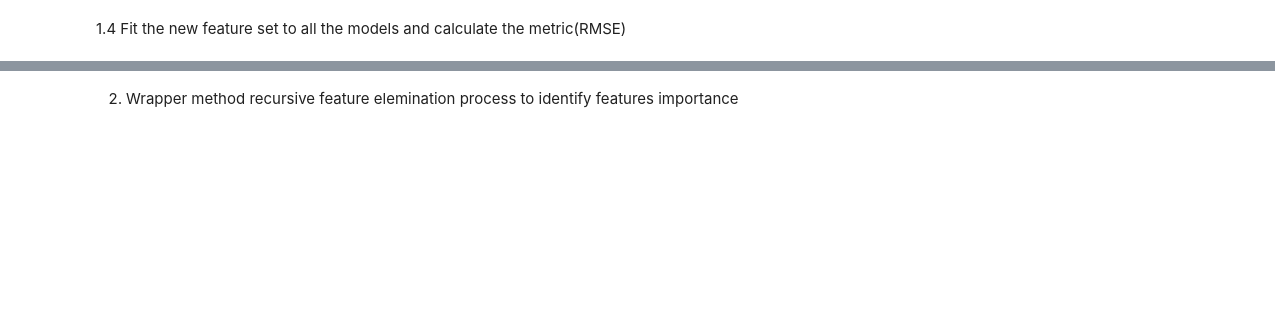
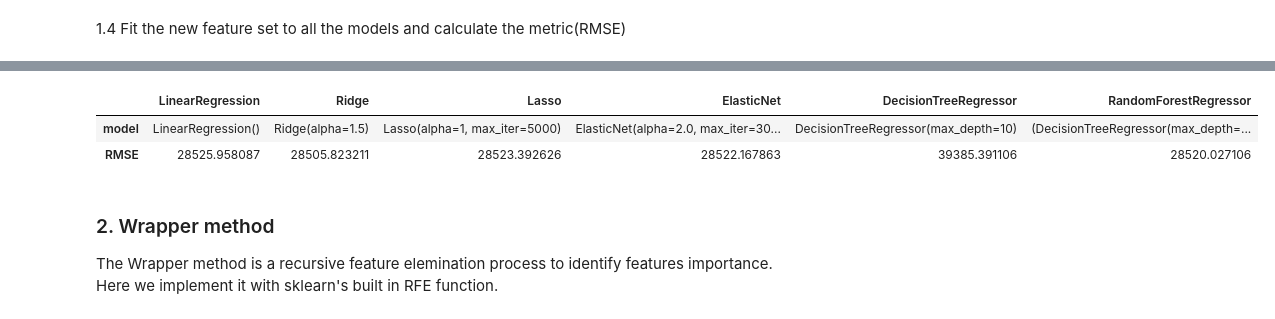
Before and after one commit to pmotameni/mids-w207-final-project, a Jupyter notebook: feature_selection.ipynb, the cells around one changed output, grey strips where cells are left out. Saved outputs shown, nothing was run; the diff lists cells and outputs as text; code cells hidden in the pictures; blank space fills up the shorter version.

```diff
--- a/feature_selection.ipynb
+++ b/feature_selection.ipynb
@@ -195,18 +165,15 @@ regressor_list=[LinearRegression(),
             ]
 # %%
 def analyze_regression(regressor):
+    '''
+    run models and calculate the RMSE/plot the test result
+    '''
+
     if regressor.__dict__.get("base_estimator")!=None:
         if str(regressor.__dict__.get("base_estimator"))=="DecisionTreeRegressor()":
             regressor.fit(X_train,np.ravel(np.array(y_train)))
     else: regressor.fit(X_train, y_train)
 
-    # plot dignostics
-    #fig, axes = plt.subplots(2, 2, figsize=(10, 5))
+    RMSE=mean_squared_error(y_test, regressor.predict(X_test),squared=False)
 
-    #BaseRegressorPlot.plot_predicted_vs_actual(axes[0,0], regressor)
-    #BaseRegressorPlot.plot_learning_curves(axes[0,1], regressor)
-    RMSE=mean_squared_error(y_test, regressor.predict(X_test),squared=False)
-    plt.scatter(y_test, regressor.predict(X_test))
-
-    print("For {model} the RMSE is {RMSE}".\
-        format(model=regressor,RMSE=RMSE))
+    return regressor, RMSE, regressor.predict(X_test)
@@ -225,3 +215,11 @@ For RandomForestRegressor(max_depth=10) the RMSE is 29052.824926529283
+# %%
+stats=pd.DataFrame(dict_results).iloc[0:2,]
+stats.columns=(model_name)
+stats
+# %% [output]
+|  | LinearRegression | Ridge | Lasso | ElasticNet | DecisionTreeRegressor | RandomForestRegressor |
+| model | LinearRegression() | Ridge(alpha=1.5) | Lasso(alpha=1, max_iter=5000) | ElasticNet(alpha=2.0, max_iter=30... | DecisionTreeRegressor(max_depth=10) | (DecisionTreeRegressor(max_depth=... |
+| RMSE | 28525.958087 | 28505.823211 | 28523.392626 | 28522.167863 | 39385.391106 | 28520.027106 |
 # %%
 # check the observed largest prediction errors (need more work)
 
@@ -239,8 +237,11 @@ For RandomForestRegressor(max_depth=10) the RMSE is 29052.824926529283
 # pd.set_option('display.max_rows',
 #               df.shape[0]+1), df_decile.sort_values(by='diff_pct').T
 # %% [markdown]
-2. Wrapper method
-recursive feature elemination process to identify features importance
+### 2. Wrapper method
+
+
+
+The Wrapper method is a recursive feature elemination process to identify features importance. Here we implement it with sklearn's built in RFE function.
 # %%
 #reset the data to all features
 df_fs_w = data_loader.df
```
Also changed, not shown: parts of 26 cells of this notebook.
